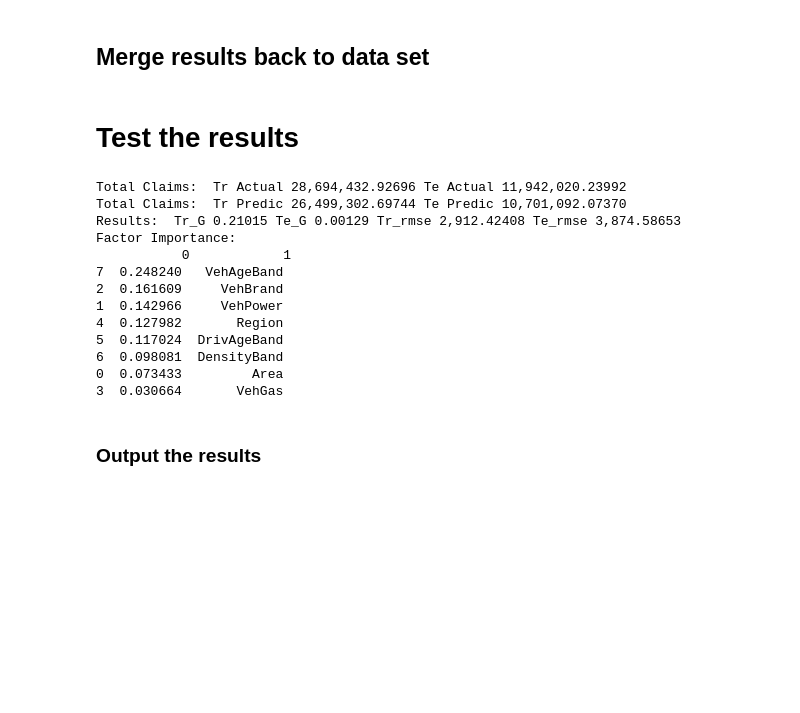
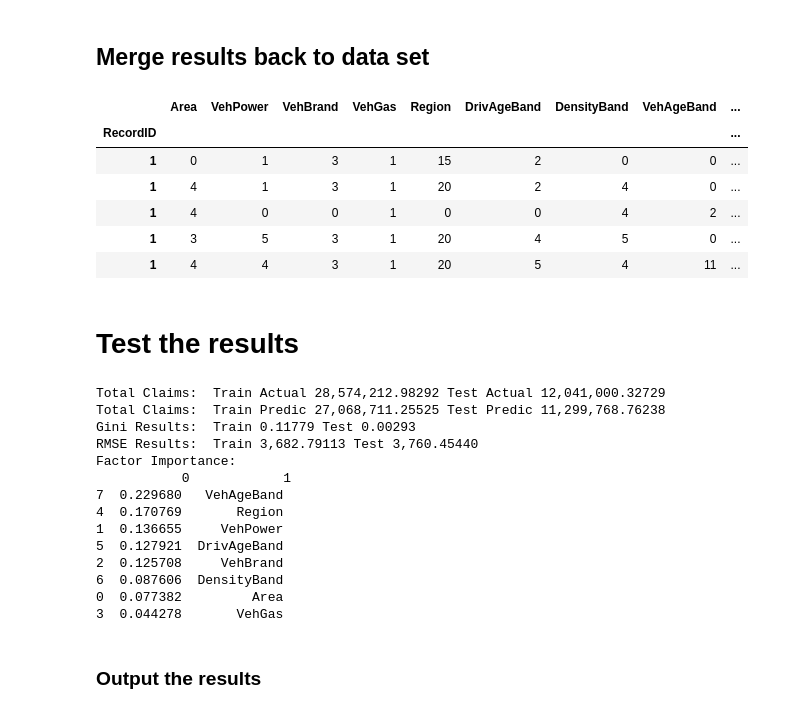
Before and after one commit to mlwp3/pricing, a Jupyter notebook: PD/version 2/modelling_sev_regressor.ipynb, the cells around one changed output. Drawn from its saved outputs; the diff is of its cells as text; code cells hidden in the pictures; blank space fills up the shorter version.

```diff
--- a/PD/version 2/modelling_sev_regressor.ipynb
+++ b/PD/version 2/modelling_sev_regressor.ipynb
@@ -55,8 +56,5 @@ data_test_encoded[target_name] = data_test_encoded[target_name].where(data_test_
 # %% [markdown]
 ## Remove policies with no claims to train the model (include/exclude zero value claims)
-# %%
-#data_train_resampled = data_train_encoded.loc[data_train_encoded[target_name]>0]    # this excludes zero claims
-data_train_resampled = data_train_encoded.loc[data_train_encoded['ClaimNb']>0].copy() # this includes zero claims
 # %% [markdown]
 # Setup the Random Forest model
 # %% [markdown]
@@ -116,50 +128,59 @@ x_test[target_name] = y_test
+# %%
+out_test.head()
+# %% [output]
+|  | Area | VehPower | VehBrand | VehGas | Region | DrivAgeBand | DensityBand | VehAgeBand | ... |
+| RecordID |  |  |  |  |  |  |  |  | ... |
+| 1 | 0 | 1 | 3 | 1 | 15 | 2 | 0 | 0 | ... |
+| 1 | 4 | 1 | 3 | 1 | 20 | 2 | 4 | 0 | ... |
+| 1 | 4 | 0 | 0 | 1 | 0 | 0 | 4 | 2 | ... |
+| 1 | 3 | 5 | 3 | 1 | 20 | 4 | 5 | 0 | ... |
+| 1 | 4 | 4 | 3 | 1 | 20 | 5 | 4 | 11 | ... |
 # %% [markdown]
 # Test the results
 # %%
 # total claim results
+train_results_actual = out_train[target_name].sum()
+train_results_predict = out_train[target_name_predicted].sum()
 
-#predict claim estimates for all policies, but only measure against claims which are in the test set
-x_train_claimsonly = x_train_to_predict.loc[x_train_to_predict[target_name]>0]
-x_test_claimsonly = x_test.loc[x_test[target_name]>0]
-
-train_results_actual= x_train_claimsonly[target_name].sum()
-train_results_predict = x_train_claimsonly[target_name_predicted].sum()
-
-test_results_actual= x_test_claimsonly[target_name].sum()
-test_results_predict = x_test_claimsonly[target_name_predicted].sum()
+test_results_actual = out_test[target_name].sum()
+test_results_predict = out_test[target_name_predicted].sum()
 
 # gini results
-train_results_gini = du.gini(x_train_claimsonly[target_name].values, x_train_claimsonly[target_name_predicted].values)
-test_results_gini = du.gini(x_test_claimsonly[target_name].values, x_test_claimsonly[target_name_predicted].values)
+train_results_gini = du.gini(out_train[target_name].values, out_train[target_name_predicted].values)
+test_results_gini =  du.gini(out_test[target_name].values,  out_test[target_name_predicted].values)
 # mean squared error
-train_results_mse = np.sqrt(mean_squared_error(x_train_claimsonly[target_name].values, x_train_claimsonly[target_name_predicted].values))
-test_results_mse = np.sqrt(mean_squared_error(x_test_claimsonly[target_name].values, x_test_claimsonly[target_name_predicted].values))
+train_results_rmse = np.sqrt(mean_squared_error(out_train[target_name].values, out_train[target_name_predicted].values))
+test_results_rmse  = np.sqrt(mean_squared_error(out_test[target_name].values,  out_test[target_name_predicted].values))
 
-print('Total Claims: ', 'Tr Actual {:,.5f}'.format(train_results_actual),
-      'Te Actual {:,.5f}'.format(test_results_actual))
-print('Total Claims: ', 'Tr Predic {:,.5f}'.format(train_results_predict),
-      'Te Predic {:,.5f}'.format(test_results_predict))
+print('Total Claims: ',
+      'Train Actual {:,.5f}'.format(train_results_actual),
+      'Test Actual {:,.5f}'.format(test_results_actual))
+print('Total Claims: ',
+      'Train Predic {:,.5f}'.format(train_results_predict),
+      'Test Predic {:,.5f}'.format(test_results_predict))
 
-print('Results: ',
-      'Tr_G {:,.5f}'.format(train_results_gini),
-      'Te_G {:,.5f}'.format(test_results_gini),
-      'Tr_rmse {:,.5f}'.format(train_results_mse),
-      'Te_rmse {:,.5f}'.format(test_results_mse))
+print('Gini Results: ',
+      'Train {:,.5f}'.format(train_results_gini),
+      'Test {:,.5f}'.format(test_results_gini))
+print('RMSE Results: ',
+      'Train {:,.5f}'.format(train_results_rmse),
+      'Test {:,.5f}'.format(test_results_rmse))
 
-print('Factor Importance:\n', pd.DataFrame(zip(clf_rf.feature_importances_, x_train.columns)).sort_values(0, ascending=False))
+print('Factor Importance:\n', pd.DataFrame(zip(clf_rf.feature_importances_, out_train.columns)).sort_values(0, ascending=False))
 # %% [output]
-Total Claims:  Tr Actual 28,694,432.92696 Te Actual 11,942,020.23992
-Total Claims:  Tr Predic 26,499,302.69744 Te Predic 10,701,092.07370
-Results:  Tr_G 0.21015 Te_G 0.00129 Tr_rmse 2,912.42408 Te_rmse 3,874.58653
+Total Claims:  Train Actual 28,574,212.98292 Test Actual 12,041,000.32729
+Total Claims:  Train Predic 27,068,711.25525 Test Predic 11,299,768.76238
+Gini Results:  Train 0.11779 Test 0.00293
+RMSE Results:  Train 3,682.79113 Test 3,760.45440
 Factor Importance:
            0            1
-7  0.248240   VehAgeBand
-2  0.161609     VehBrand
-1  0.142966     VehPower
-4  0.127982       Region
-5  0.117024  DrivAgeBand
-6  0.098081  DensityBand
-0  0.073433         Area
-3  0.030664       VehGas
+7  0.229680   VehAgeBand
+4  0.170769       Region
+1  0.136655     VehPower
+5  0.127921  DrivAgeBand
+2  0.125708     VehBrand
+6  0.087606  DensityBand
+0  0.077382         Area
+3  0.044278       VehGas
 # %% [markdown]
 ### Output the results
```
Also changed, not shown: parts of 11 cells of this notebook, 35 other files.
